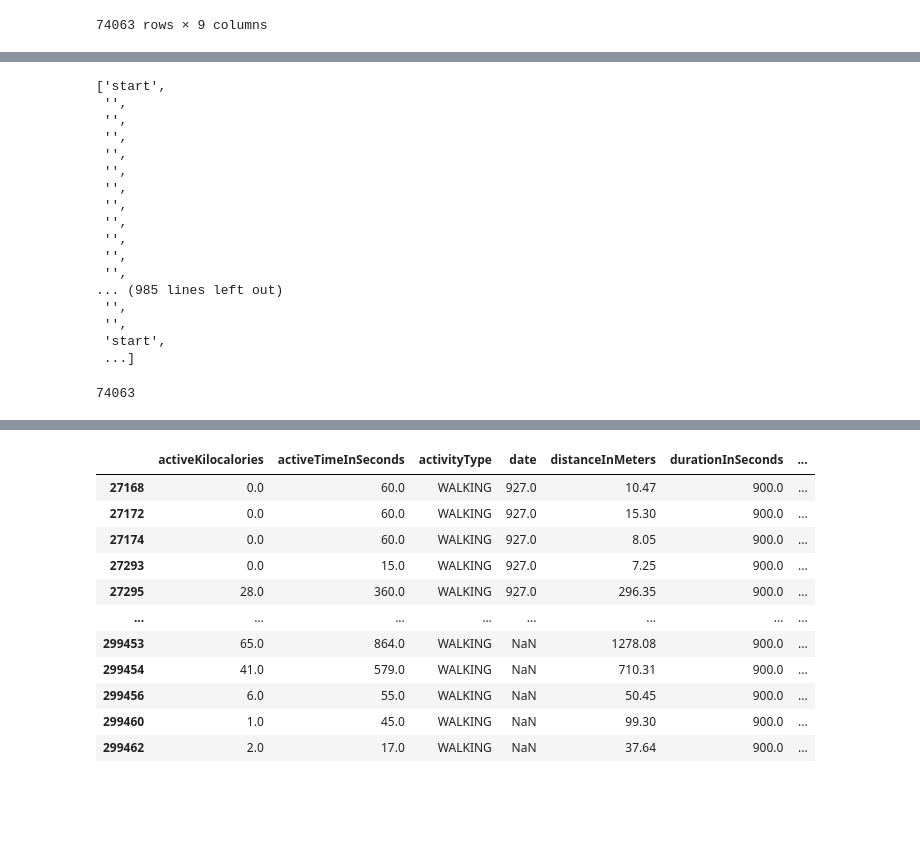
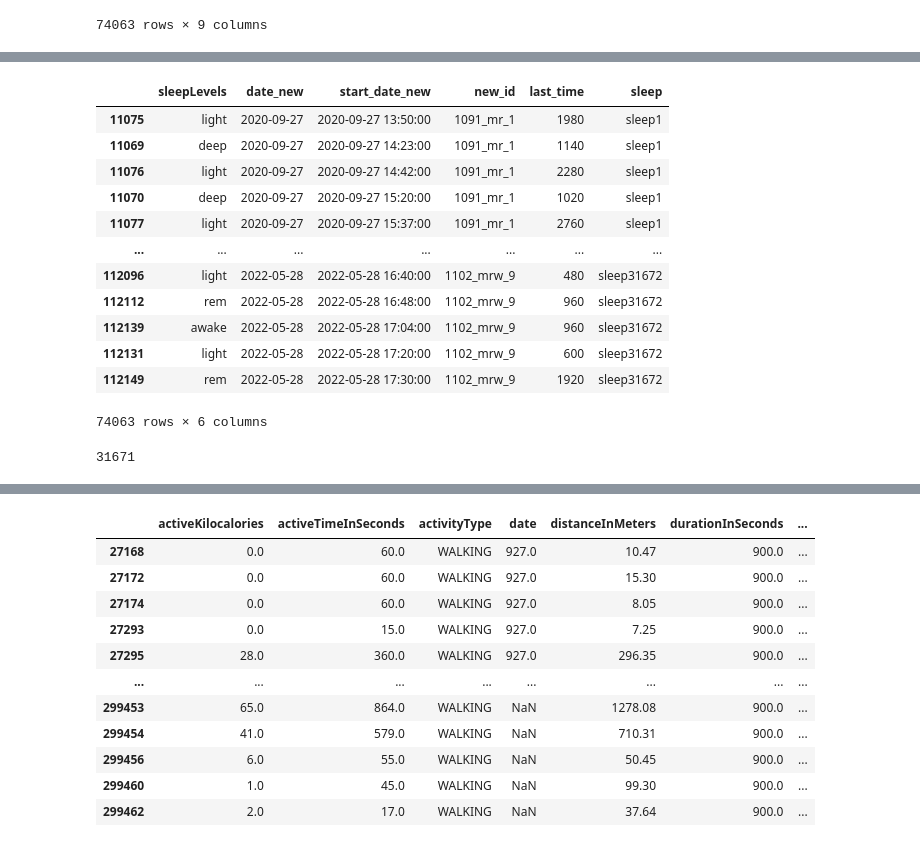
Before and after one commit to im-poster/-, a Jupyter notebook: 巨資期末.ipynb, the cells around one changed output, grey strips where cells are left out. Saved outputs shown, nothing was run; the diff lists cells and outputs as text; code cells hidden in the pictures; blank space fills up the shorter version.

```diff
--- a/巨資期末.ipynb
+++ b/巨資期末.ipynb
@@ -58,3 +58,17 @@ data['date_new']=data['start_date_new'].apply(
 # %%
 #算出持續時間
 data['last_time'] = data['endTimeInSeconds']-data['startTimeInSeconds']
+# %%
+#建立一個column，用來放等等判斷式的值
+data['sleep'] = None
+# %%
+#判斷睡眠的時段
+num=1
+l = ['sleep1']
+for i in range(1,74063):
+    if data.iloc[i]['start_date_new'] != data.iloc[i-1]['end_date_new']:
+        num+=1
+        l.append('sleep{}'.format(num))
+    else:
+        l.append('sleep{}'.format(num))
+l
@@ -60,0 +98,4 @@ data['last_time'] = data['endTimeInSeconds']-data['startTimeInSeconds']
+# %%
+#把list放進dataframe
+data['sleep'] = l
+data['sleep']
@@ -61,3 +142,2 @@ data['last_time'] = data['endTimeInSeconds']-data['startTimeInSeconds']
 # %%
-#建立一個list，用來判斷是否為睡眠開始
-data['start or end'] = None
+# data['end'] = None
@@ -64,31 +147,28 @@ data['start or end'] = None
+# %%
+data2 = data[['sleepLevels','date_new','start_date_new','new_id','last_time','sleep']]
+data2
+# %% [output]
+|  | sleepLevels | date_new | start_date_new | new_id | last_time | sleep |
+| 11075 | light | 2020-09-27 | 2020-09-27 13:50:00 | 1091_mr_1 | 1980 | sleep1 |
+| 11069 | deep | 2020-09-27 | 2020-09-27 14:23:00 | 1091_mr_1 | 1140 | sleep1 |
+| 11076 | light | 2020-09-27 | 2020-09-27 14:42:00 | 1091_mr_1 | 2280 | sleep1 |
+| 11070 | deep | 2020-09-27 | 2020-09-27 15:20:00 | 1091_mr_1 | 1020 | sleep1 |
+| 11077 | light | 2020-09-27 | 2020-09-27 15:37:00 | 1091_mr_1 | 2760 | sleep1 |
+| ... | ... | ... | ... | ... | ... | ... |
+| 112096 | light | 2022-05-28 | 2022-05-28 16:40:00 | 1102_mrw_9 | 480 | sleep31672 |
+| 112112 | rem | 2022-05-28 | 2022-05-28 16:48:00 | 1102_mrw_9 | 960 | sleep31672 |
+| 112139 | awake | 2022-05-28 | 2022-05-28 17:04:00 | 1102_mrw_9 | 960 | sleep31672 |
+| 112131 | light | 2022-05-28 | 2022-05-28 17:20:00 | 1102_mrw_9 | 600 | sleep31672 |
+| 112149 | rem | 2022-05-28 | 2022-05-28 17:30:00 | 1102_mrw_9 | 1920 | sleep31672 |
+74063 rows × 6 columns
 # %%
-#判斷是否為開始
-l = ['start']
+#加上日期，方便分析
+a=0
+time = ['2020-09-27']
 for i in range(1,74063):
-    if data.iloc[i]['start_date_new'] != data.iloc[i-1]['end_date_new']:
-        l.append('start')
-    else:
-        l.append('')
-l
+    if data2.iloc[i]['sleep'] != data2.iloc[i-1]['sleep']:
+        time.append(data2.iloc[i]['date_new'])
+        a+=1
+a
 # %% [output]
-['start',
- '',
- '',
- '',
- '',
- '',
- '',
- '',
- '',
- '',
- '',
- '',
-... (985 lines left out)
- '',
- '',
- 'start',
- ...]
+31671
-# %%
-print(len(l))
-# %% [output]
-74063
```
Also changed, not shown: parts of 13 cells of this notebook.
